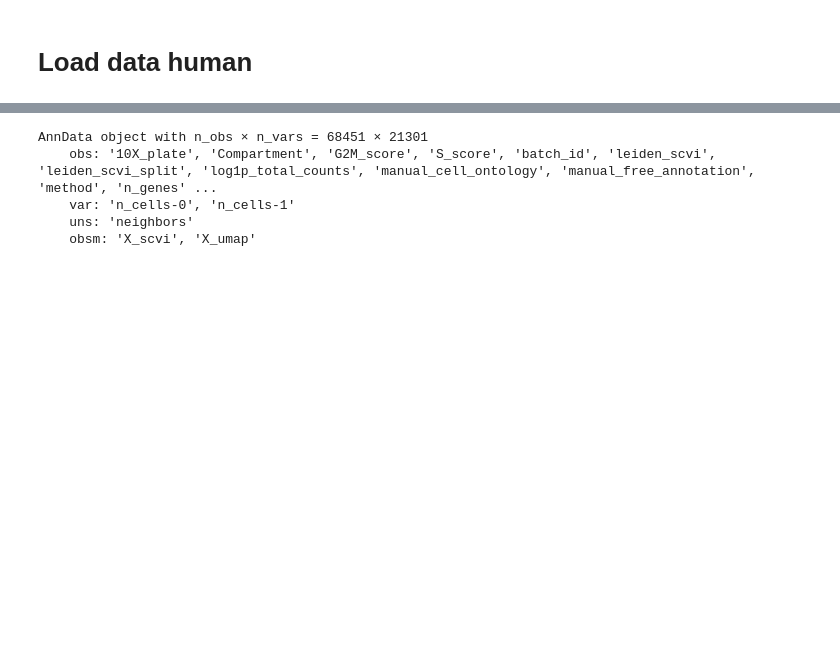
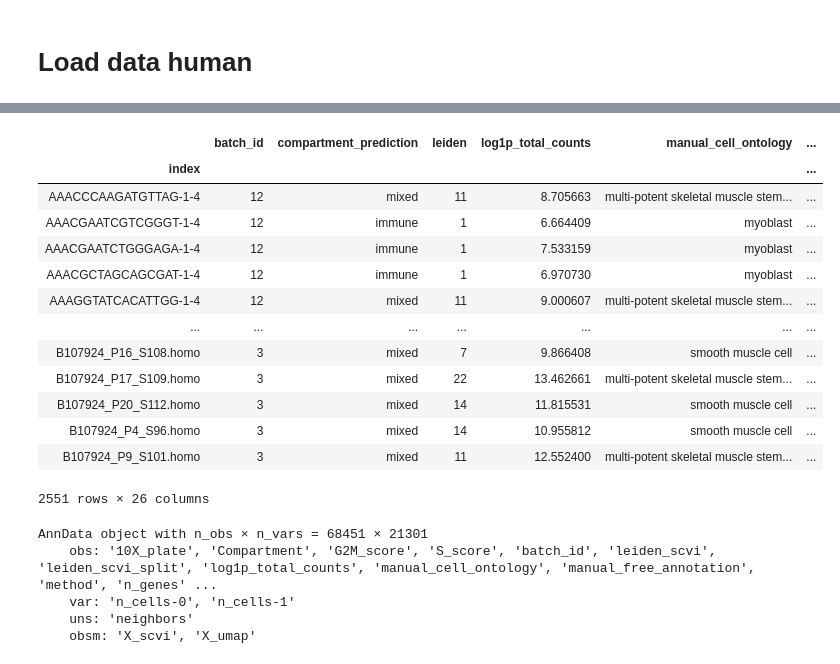
Before and after one commit to czbiohub-sf/tabula-sapiens, a Jupyter notebook: muscle-stem-cells/gene-correlations.ipynb, the cells around one changed output, grey strips where cells are left out. Cells and saved outputs as stored; diff of their text form; code cells hidden in the pictures; blank space fills up the shorter version.

```diff
--- a/muscle-stem-cells/gene-correlations.ipynb
+++ b/muscle-stem-cells/gene-correlations.ipynb
@@ -193,3 +210,23 @@ computing score 'G2M_score'
+# %%
+adata_human.obs = adata_human.obs.drop('stemness',axis=1)
+# %%
+
+adata_human.obs
+# %% [output]
+|  | batch_id | compartment_prediction | leiden | log1p_total_counts | manual_cell_ontology | ... |
+| index |  |  |  |  |  | ... |
+| AAACCCAAGATGTTAG-1-4 | 12 | mixed | 11 | 8.705663 | multi-potent skeletal muscle stem... | ... |
+| AAACGAATCGTCGGGT-1-4 | 12 | immune | 1 | 6.664409 | myoblast | ... |
+| AAACGAATCTGGGAGA-1-4 | 12 | immune | 1 | 7.533159 | myoblast | ... |
+| AAACGCTAGCAGCGAT-1-4 | 12 | immune | 1 | 6.970730 | myoblast | ... |
+| AAAGGTATCACATTGG-1-4 | 12 | mixed | 11 | 9.000607 | multi-potent skeletal muscle stem... | ... |
+| ... | ... | ... | ... | ... | ... | ... |
+| B107924_P16_S108.homo | 3 | mixed | 7 | 9.866408 | smooth muscle cell | ... |
+| B107924_P17_S109.homo | 3 | mixed | 22 | 13.462661 | multi-potent skeletal muscle stem... | ... |
+| B107924_P20_S112.homo | 3 | mixed | 14 | 11.815531 | smooth muscle cell | ... |
+| B107924_P4_S96.homo | 3 | mixed | 14 | 10.955812 | smooth muscle cell | ... |
+| B107924_P9_S101.homo | 3 | mixed | 11 | 12.552400 | multi-potent skeletal muscle stem... | ... |
+2551 rows × 26 columns
 # %%
 adata.obs['tissue'] = adata.obs['tissue'].str.lower()
 adata.obs['subtissue'] = adata.obs['tissue']
```
Also changed, not shown: parts of 7 cells of this notebook, 1 other file.
